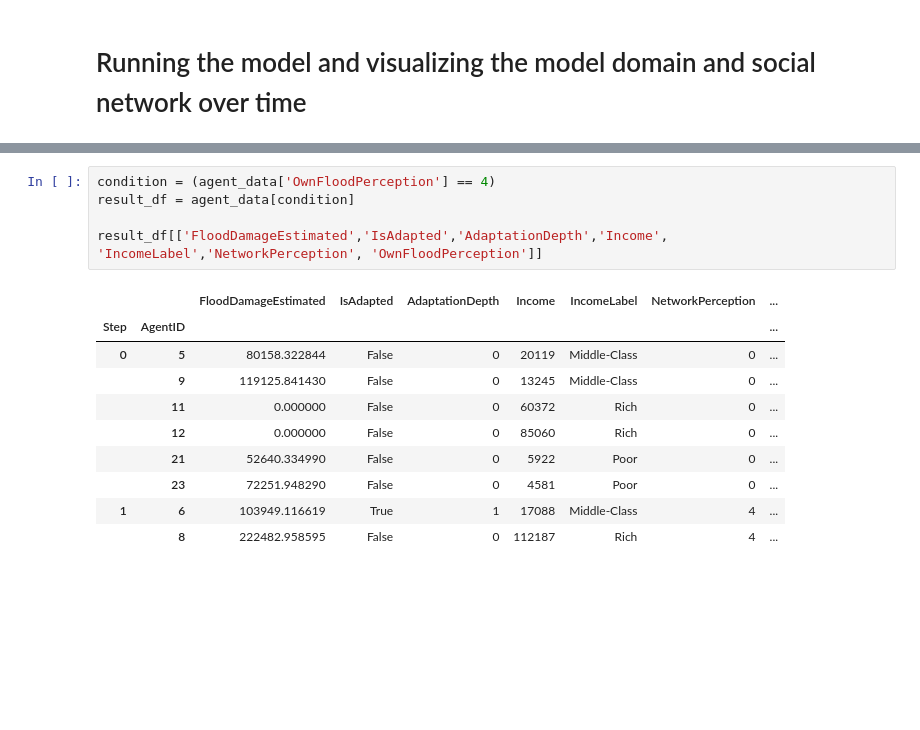
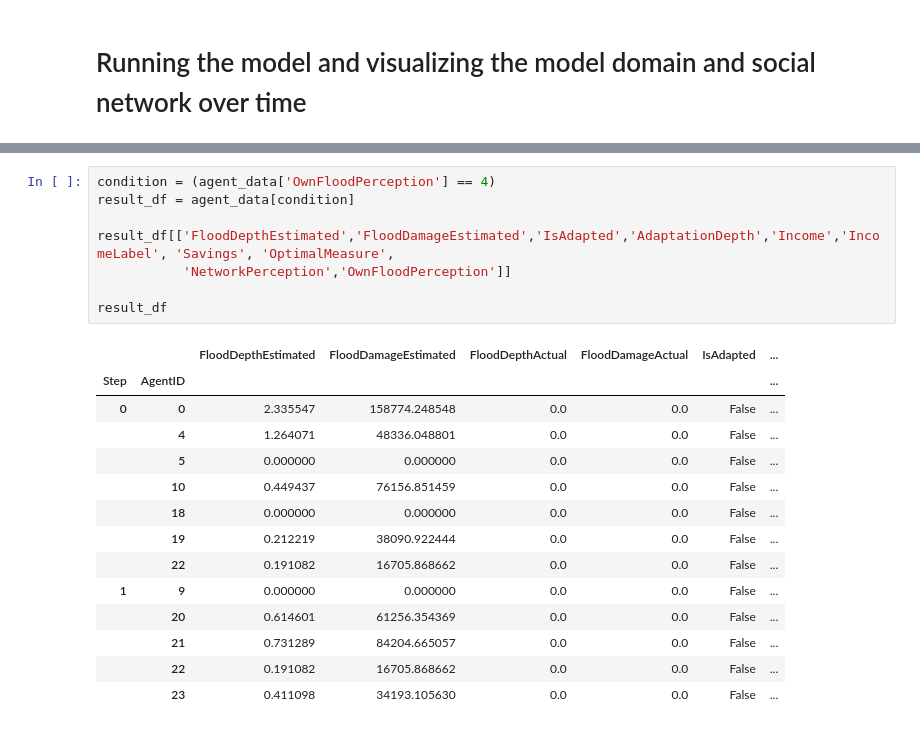
Before and after one commit to Martijntjevdg/SEN1211-ABM, a Jupyter notebook: base_model_mesa/model/demo.ipynb, the cells around one changed output, grey strips where cells are left out. Drawn from its saved outputs; the diff is of its cells as text; blank space fills up the shorter version.

```diff
--- a/base_model_mesa/model/demo.ipynb
+++ b/base_model_mesa/model/demo.ipynb
@@ -104,16 +105,23 @@ agent_data
 # %%
 condition = (agent_data['OwnFloodPerception'] == 4)
 result_df = agent_data[condition]
 
-result_df[['FloodDamageEstimated','IsAdapted','AdaptationDepth','Income', 'IncomeLabel','NetworkPerception', 'OwnFloodPerception']]
+result_df[['FloodDepthEstimated','FloodDamageEstimated','IsAdapted','AdaptationDepth','Income','IncomeLabel', 'Savings', 'OptimalMeasure',
+           'NetworkPerception','OwnFloodPerception']]
+
+result_df
 # %% [output]
-|  |  | FloodDamageEstimated | IsAdapted | AdaptationDepth | Income | IncomeLabel | NetworkPerception | ... |
-| Step | AgentID |  |  |  |  |  |  | ... |
-| 0 | 5 | 80158.322844 | False | 0 | 20119 | Middle-Class | 0 | ... |
-|  | 9 | 119125.841430 | False | 0 | 13245 | Middle-Class | 0 | ... |
-|  | 11 | 0.000000 | False | 0 | 60372 | Rich | 0 | ... |
-|  | 12 | 0.000000 | False | 0 | 85060 | Rich | 0 | ... |
-|  | 21 | 52640.334990 | False | 0 | 5922 | Poor | 0 | ... |
-|  | 23 | 72251.948290 | False | 0 | 4581 | Poor | 0 | ... |
-| 1 | 6 | 103949.116619 | True | 1 | 17088 | Middle-Class | 4 | ... |
-|  | 8 | 222482.958595 | False | 0 | 112187 | Rich | 4 | ... |
+|  |  | FloodDepthEstimated | FloodDamageEstimated | FloodDepthActual | FloodDamageActual | IsAdapted | ... |
+| Step | AgentID |  |  |  |  |  | ... |
+| 0 | 0 | 2.335547 | 158774.248548 | 0.0 | 0.0 | False | ... |
+|  | 4 | 1.264071 | 48336.048801 | 0.0 | 0.0 | False | ... |
+|  | 5 | 0.000000 | 0.000000 | 0.0 | 0.0 | False | ... |
+|  | 10 | 0.449437 | 76156.851459 | 0.0 | 0.0 | False | ... |
+|  | 18 | 0.000000 | 0.000000 | 0.0 | 0.0 | False | ... |
+|  | 19 | 0.212219 | 38090.922444 | 0.0 | 0.0 | False | ... |
+|  | 22 | 0.191082 | 16705.868662 | 0.0 | 0.0 | False | ... |
+| 1 | 9 | 0.000000 | 0.000000 | 0.0 | 0.0 | False | ... |
+|  | 20 | 0.614601 | 61256.354369 | 0.0 | 0.0 | False | ... |
+|  | 21 | 0.731289 | 84204.665057 | 0.0 | 0.0 | False | ... |
+|  | 22 | 0.191082 | 16705.868662 | 0.0 | 0.0 | False | ... |
+|  | 23 | 0.411098 | 34193.105630 | 0.0 | 0.0 | False | ... |
```
Also changed, not shown: parts of 5 cells of this notebook, 2 other files.
